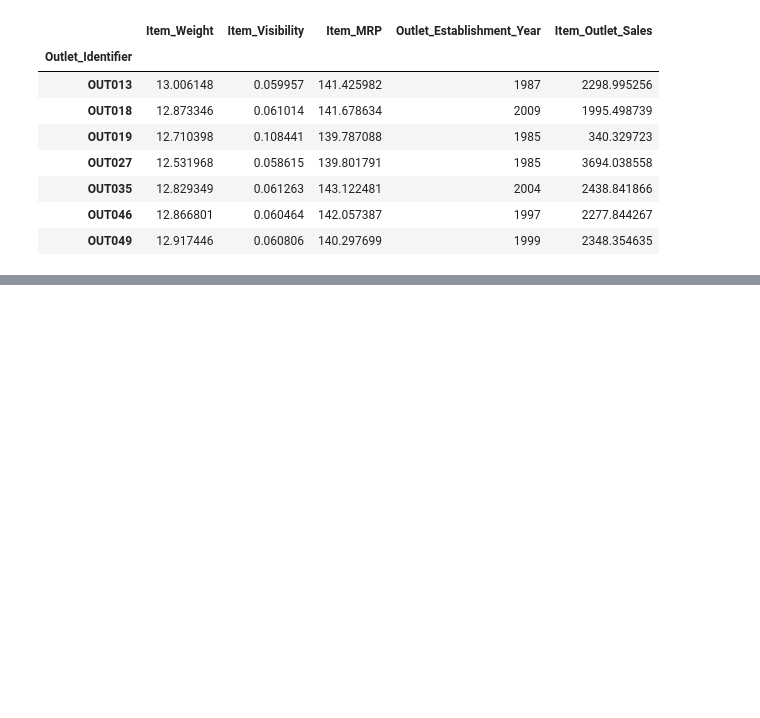
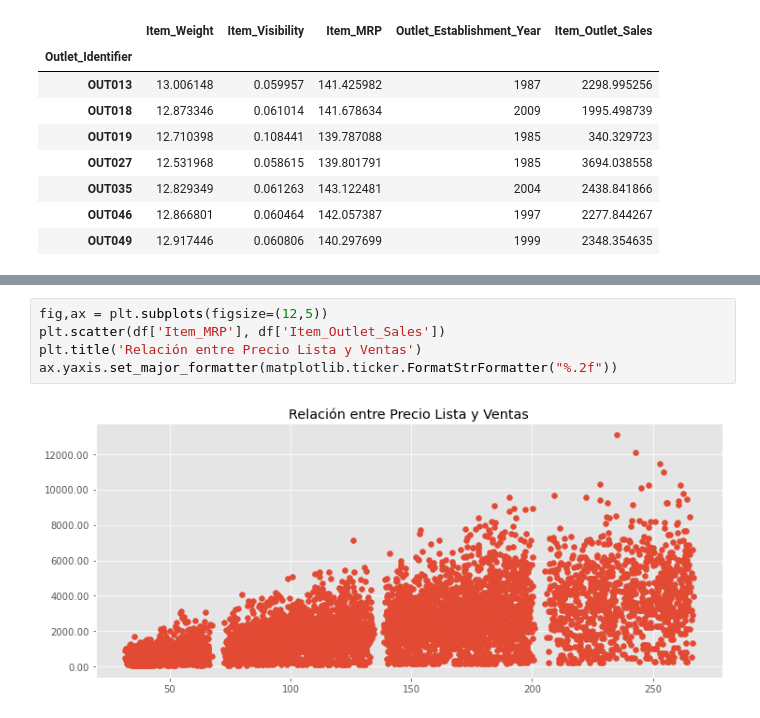
Before and after one commit to Ricardo-Bautista-H/Bigmart-Sales-Predictions, a Jupyter notebook: Predicción_Ventas.ipynb, the cells around one changed output, grey strips where cells are left out. Drawn from its saved outputs; the diff is of its cells as text; blank space fills up the shorter version.

```diff
--- a/Predicción_Ventas.ipynb
+++ b/Predicción_Ventas.ipynb
@@ -142,0 +193,7 @@ df.groupby(['Outlet_Identifier']).mean()
+# %%
+fig,ax = plt.subplots(figsize=(12,5))
+plt.scatter(df['Item_MRP'], df['Item_Outlet_Sales'])
+plt.title('Relación entre Precio Lista y Ventas')
+ax.yaxis.set_major_formatter(matplotlib.ticker.FormatStrFormatter("%.2f"))
+# %% [output]
+[figure, added]
```
Also changed, not shown: parts of 14 cells of this notebook, 1 other file.
